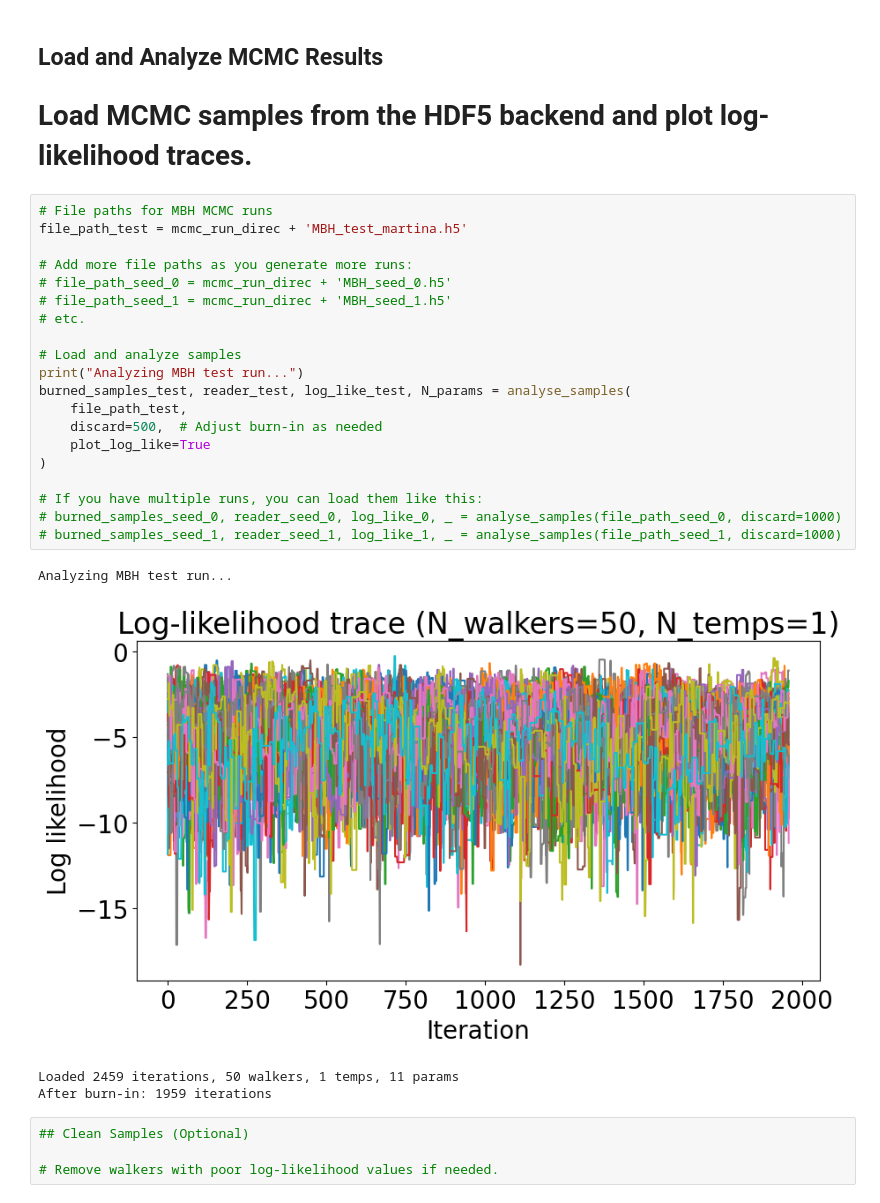
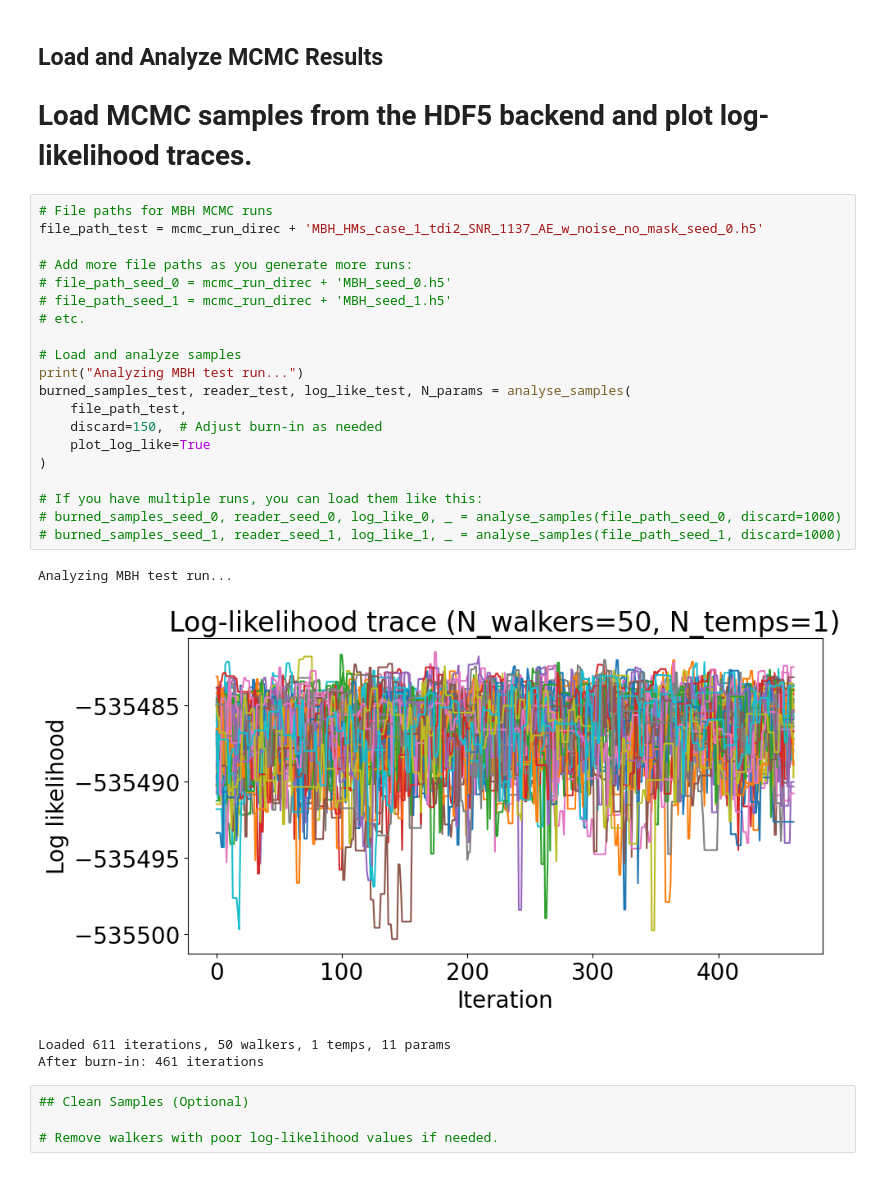
Before and after one commit to MartyMuratore/artifacts, a Jupyter notebook: code/mbh_pe_runs/process_mcmc_results/MCMC_results.ipynb, the cells around one changed output. Drawn from its saved outputs; the diff is of its cells as text.

Commit message:
mcmc code working nicely with noise, cpu

```diff
--- a/code/mbh_pe_runs/process_mcmc_results/MCMC_results.ipynb
+++ b/code/mbh_pe_runs/process_mcmc_results/MCMC_results.ipynb
@@ -357,29 +357,29 @@ def load_samples_h5(file_path):
 # Load MCMC samples from the HDF5 backend and plot log-likelihood traces.
 # %%
 # File paths for MBH MCMC runs
-file_path_test = mcmc_run_direc + 'MBH_test_martina.h5'
+file_path_test = mcmc_run_direc + 'MBH_HMs_case_1_tdi2_SNR_1137_AE_w_noise_no_mask_seed_0.h5'
 
 # Add more file paths as you generate more runs:
 # file_path_seed_0 = mcmc_run_direc + 'MBH_seed_0.h5'
 # file_path_seed_1 = mcmc_run_direc + 'MBH_seed_1.h5'
 # etc.
 
 # Load and analyze samples
 print("Analyzing MBH test run...")
 burned_samples_test, reader_test, log_like_test, N_params = analyse_samples(
     file_path_test,
-    discard=500,  # Adjust burn-in as needed
+    discard=150,  # Adjust burn-in as needed
     plot_log_like=True
 )
 
 # If you have multiple runs, you can load them like this:
 # burned_samples_seed_0, reader_seed_0, log_like_0, _ = analyse_samples(file_path_seed_0, discard=1000)
 # burned_samples_seed_1, reader_seed_1, log_like_1, _ = analyse_samples(file_path_seed_1, discard=1000)
 # %% [output]
 Analyzing MBH test run...
-[figure, old version]
+[figure, new version]
-Loaded 2459 iterations, 50 walkers, 1 temps, 11 params
-After burn-in: 1959 iterations
+Loaded 611 iterations, 50 walkers, 1 temps, 11 params
+After burn-in: 461 iterations
 # %%
 ## Clean Samples (Optional)
 
```
Also changed, not shown: parts of 2 cells of this notebook, 2 other files.
